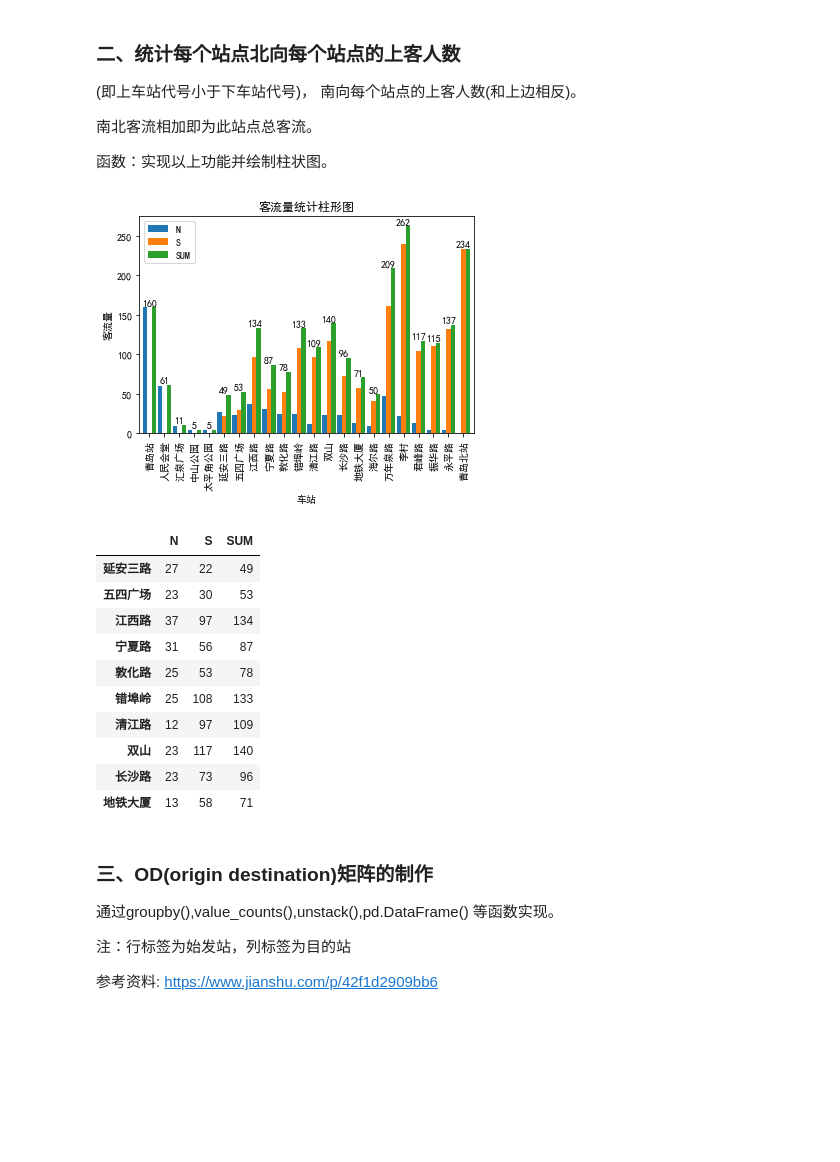
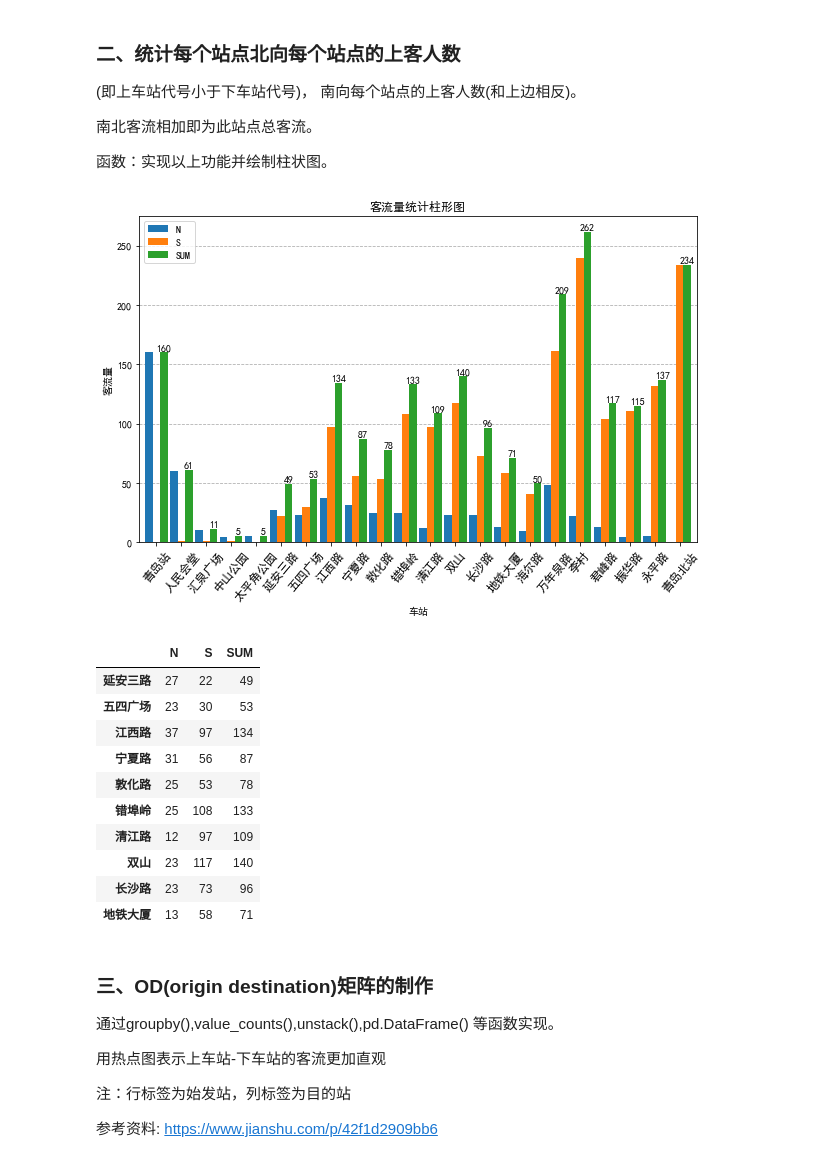
Before and after one commit to handy-sun/TestOD, a Jupyter notebook: subway_flow.ipynb, the cells around one changed output. Drawn from its saved outputs; the diff is of its cells as text; code cells hidden in the pictures; blank space fills up the shorter version.

```diff
--- a/subway_flow.ipynb
+++ b/subway_flow.ipynb
@@ -70,41 +70,47 @@ print('初步筛选后的数据(部分):\n',d_frame.head(10))
 # %%
 def flow(df):  # 统计客流量
     df_n = df[df['start'] > df['end']]
     n_count = df_n['start'].value_counts()  # n_count<series类型>
 
     df_s = df[df['start'] < df['end']]
     s_count = df_s['start'].value_counts()
 
     df_mer = pd.DataFrame([s_count, n_count]).T
     df_mer.columns = ['N', 'S']
     # 按列填充空值 法1
     # df_mer.loc[df_mer['N'].isnull(), 'N'] = 0
     df_mer['N'] = df_mer['N'].fillna(0).astype(int)
     df_mer['S'] = df_mer['S'].fillna(0).astype(int)
     df_mer['SUM'] = df_mer.apply(lambda x: x.sum(), axis=1)
-
     global lin
     lin = list(df_mer.index)
     df_mer.index = qingdao3
+    return df_mer
 
+def bar_chart(df_mer):
     plt.rcParams['font.sans-serif']=['SimHei']
-    df_mer.plot(kind='bar', width=0.9)
+    plt.rcParams["grid.linestyle"] = (5,9)
+    plt.rcParams['figure.figsize'] = (10, 6)
+    df_mer.plot(kind='bar', width=0.9, alpha=1, zorder=1.5) # zorder参数在[1,2]之间也可以将网格线放在图像后
+    plt.grid(axis='y', linestyle='--')
     # 在柱子上显示总客流量数据
     for x, y in enumerate(df_mer['SUM']):
-        plt.text(x, y + 0.5, '%s' % y, ha='center', va='bottom')
+        plt.text(x + 0.3, y + 0.5, '%s' % y, ha='center', va='bottom')
     plt.xlabel("车站")
     plt.ylabel("客流量")
     plt.title("客流量统计柱形图")
-    # plt.xticks(rotation=60)
-    plt.tick_params(axis='x', labelsize=10) # 修改标签字体大小
-    plt.savefig('flow.png', dpi=300, bbox_inches='tight') # bbox_inches解决图片显示不全的问题
+    plt.xticks(rotation=50)
+    plt.legend(loc='upper left')
+    plt.tick_params(axis='x', labelsize=12) # 修改标签字体大小
+    # plt.rc('axes', axisbelow=True) # 网格线放在图像后
+    # plt.savefig('flow.png', dpi=300, bbox_inches='tight') # bbox_inches解决图片显示不全的问题
     plt.show()
-    return df_mer
 
 df_merge = flow(d_frame)
+bar_chart(df_merge)
 df_merge[5:15]
 # %% [output]
-[figure, old version]
+[figure, new version]
 |  | N | S | SUM |
 | 延安三路 | 27 | 22 | 49 |
 | 五四广场 | 23 | 30 | 53 |
@@ -121,6 +127,8 @@ df_merge[5:15]
 通过groupby(),value_counts(),unstack(),pd.DataFrame()
 等函数实现。
 
+用热点图表示上车站-下车站的客流更加直观
+
 注：行标签为始发站，列标签为目的站
 
 参考资料:
```
Also changed, not shown: parts of 2 cells of this notebook, 2 other files.
